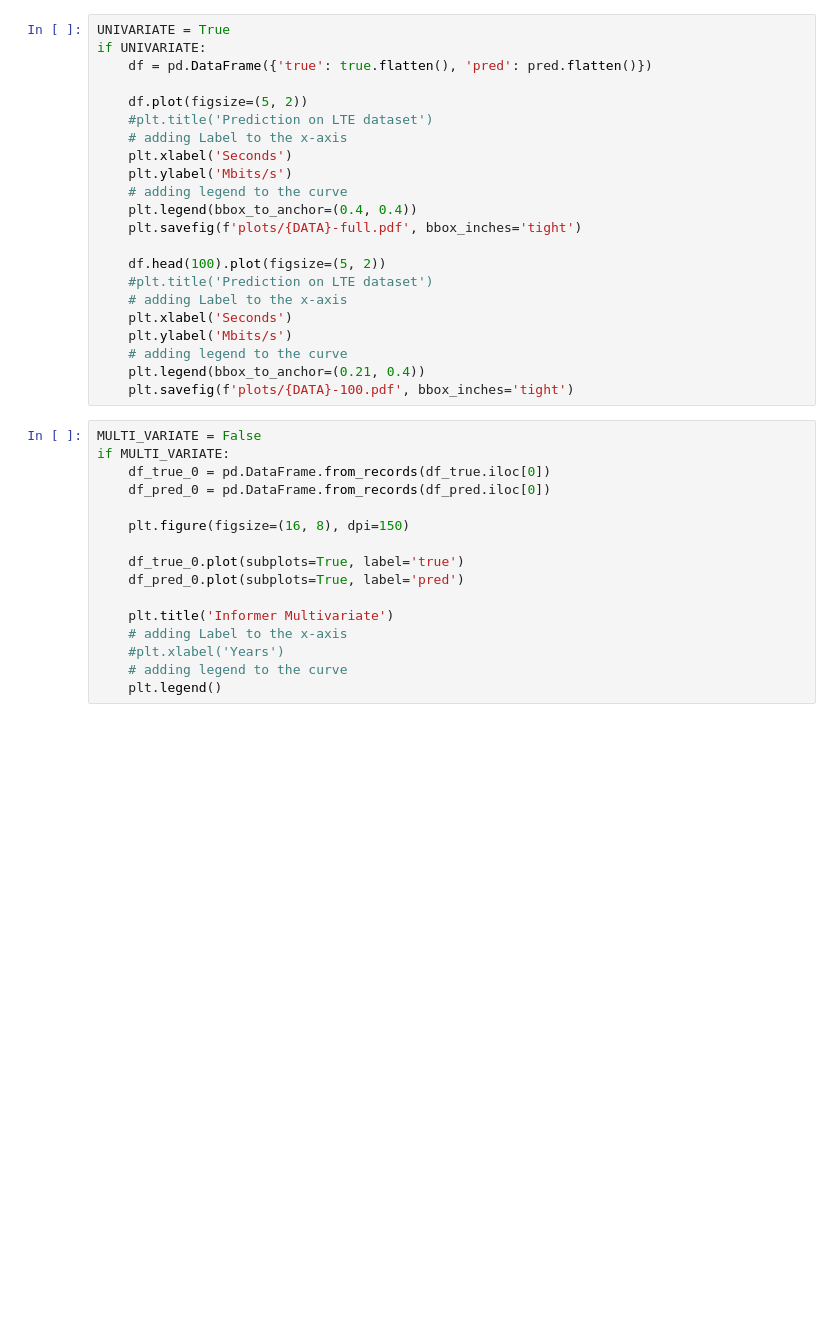
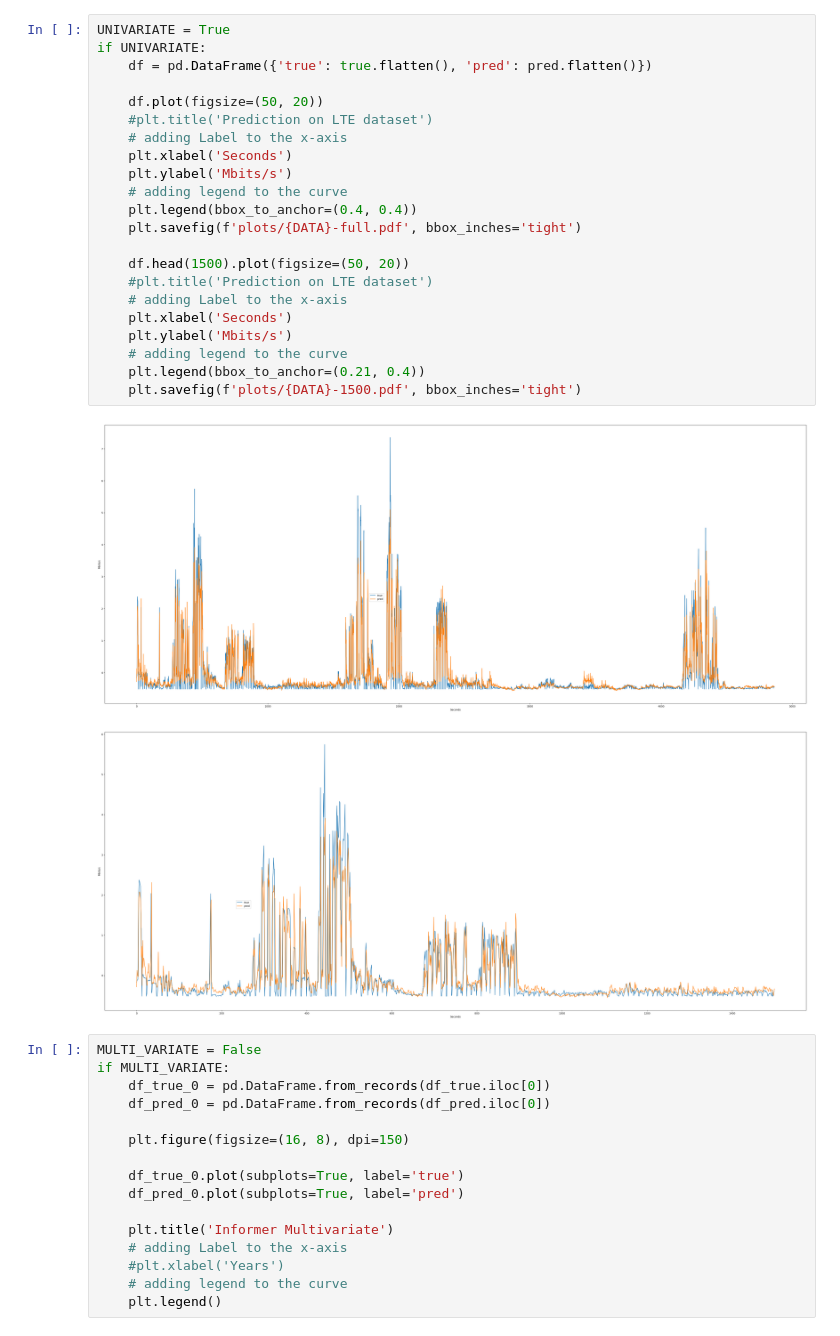
Before and after one commit to birkandenizer/Informer2020, a Jupyter notebook: plot.ipynb, the cells around one changed output. Saved outputs shown, nothing was run; the diff lists cells and outputs as text; blank space fills up the shorter version.

```diff
--- a/plot.ipynb
+++ b/plot.ipynb
@@ -40,25 +64,28 @@ df_pred.head()
 # %%
 UNIVARIATE = True
 if UNIVARIATE:
     df = pd.DataFrame({'true': true.flatten(), 'pred': pred.flatten()})
 
-    df.plot(figsize=(5, 2))
+    df.plot(figsize=(50, 20))
     #plt.title('Prediction on LTE dataset')
     # adding Label to the x-axis
     plt.xlabel('Seconds')
     plt.ylabel('Mbits/s')
     # adding legend to the curve
     plt.legend(bbox_to_anchor=(0.4, 0.4))
     plt.savefig(f'plots/{DATA}-full.pdf', bbox_inches='tight')
 
-    df.head(100).plot(figsize=(5, 2))
+    df.head(1500).plot(figsize=(50, 20))
     #plt.title('Prediction on LTE dataset')
     # adding Label to the x-axis
     plt.xlabel('Seconds')
     plt.ylabel('Mbits/s')
     # adding legend to the curve
     plt.legend(bbox_to_anchor=(0.21, 0.4))
-    plt.savefig(f'plots/{DATA}-100.pdf', bbox_inches='tight')
+    plt.savefig(f'plots/{DATA}-1500.pdf', bbox_inches='tight')
+# %% [output]
+[figure, added]
+[figure, added]
 # %%
 MULTI_VARIATE = False
 if MULTI_VARIATE:
```
Also changed, not shown: parts of 7 cells of this notebook, 9 other files.
